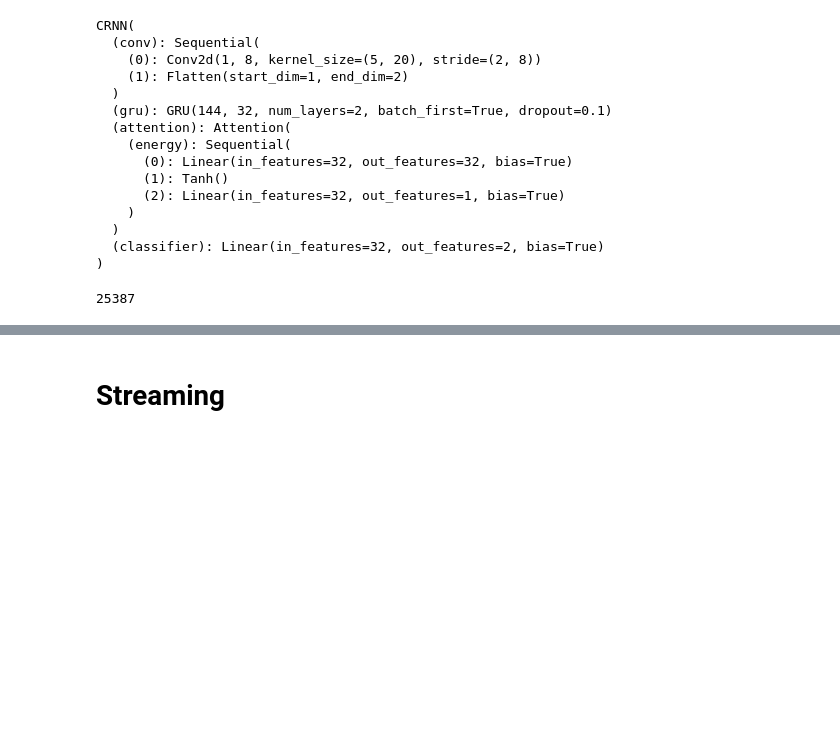
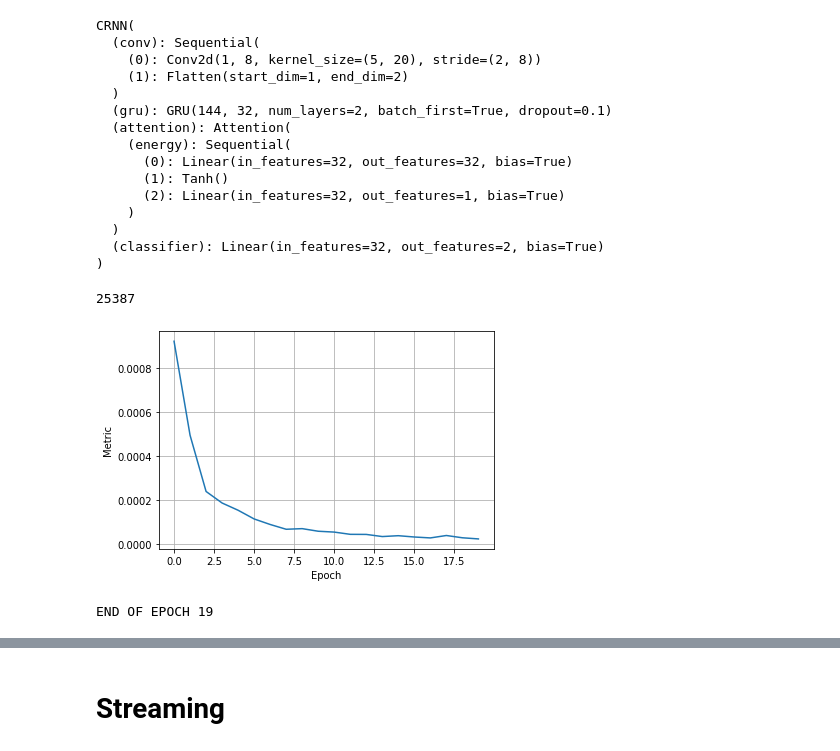
Before and after one commit to alishudi/kws_hw, a Jupyter notebook: seminar.ipynb, the cells around one changed output, grey strips where cells are left out. Cells and saved outputs as stored; diff of their text form; code cells hidden in the pictures; blank space fills up the shorter version.

```diff
--- a/seminar.ipynb
+++ b/seminar.ipynb
@@ -186,7 +217,8 @@ class AugsCreation:
 
         return augs[aug_num](wav)
 # %%
-indexes = torch.randperm(len(dataset))
+# indexes = torch.randperm(len(dataset))
+indexes = torch.load('indexes.pt')
 train_indexes = indexes[:int(len(dataset) * 0.8)]
 val_indexes = indexes[int(len(dataset) * 0.8):]
 
@@ -480,23 +512,26 @@ sum([p.numel() for p in model.parameters()])
 # %%
 # TRAIN
 
-# for n in range(TaskConfig.num_epochs):
+for n in range(TaskConfig.num_epochs):
 
-#     train_epoch(model, opt, train_loader,
-#                 melspec_train, config.device)
+    train_epoch(model, opt, train_loader,
+                melspec_train, config.device)
 
-#     au_fa_fr = validation(model, val_loader,
-#                           melspec_val, config.device)
-#     history['val_metric'].append(au_fa_fr)
+    au_fa_fr = validation(model, val_loader,
+                          melspec_val, config.device)
+    history['val_metric'].append(au_fa_fr)
 
-#     clear_output()
-#     plt.plot(history['val_metric'])
-#     plt.ylabel('Metric')
-#     plt.xlabel('Epoch')
-#     plt.grid()
-#     plt.show()
+    clear_output()
+    plt.plot(history['val_metric'])
+    plt.ylabel('Metric')
+    plt.xlabel('Epoch')
+    plt.grid()
+    plt.show()
 
-#     print('END OF EPOCH', n)
+    print('END OF EPOCH', n)
+# %% [output]
+[figure, added]
+END OF EPOCH 19
 # %%
 history
 # %% [output]
```
Also changed, not shown: parts of 82 cells of this notebook, 8 other files.
